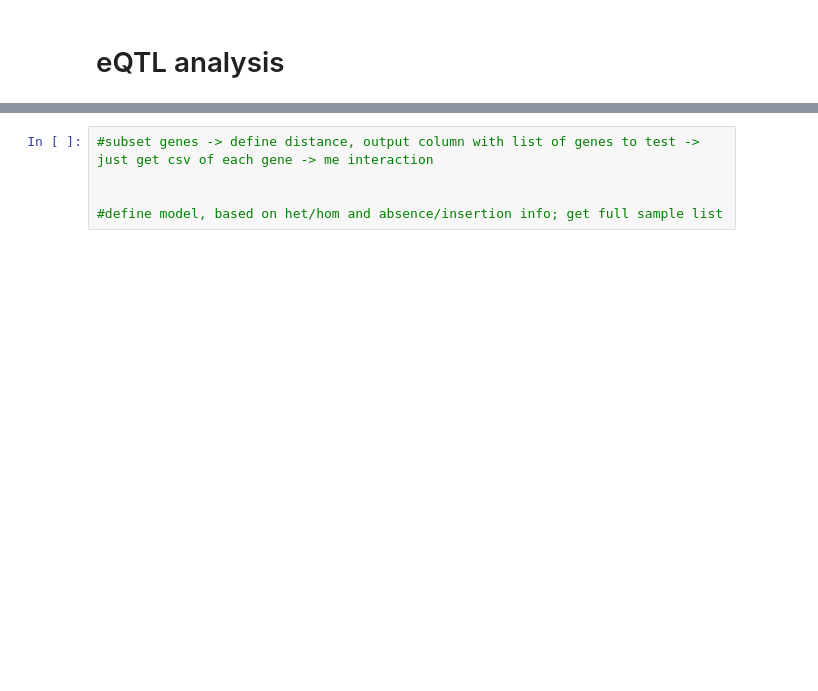
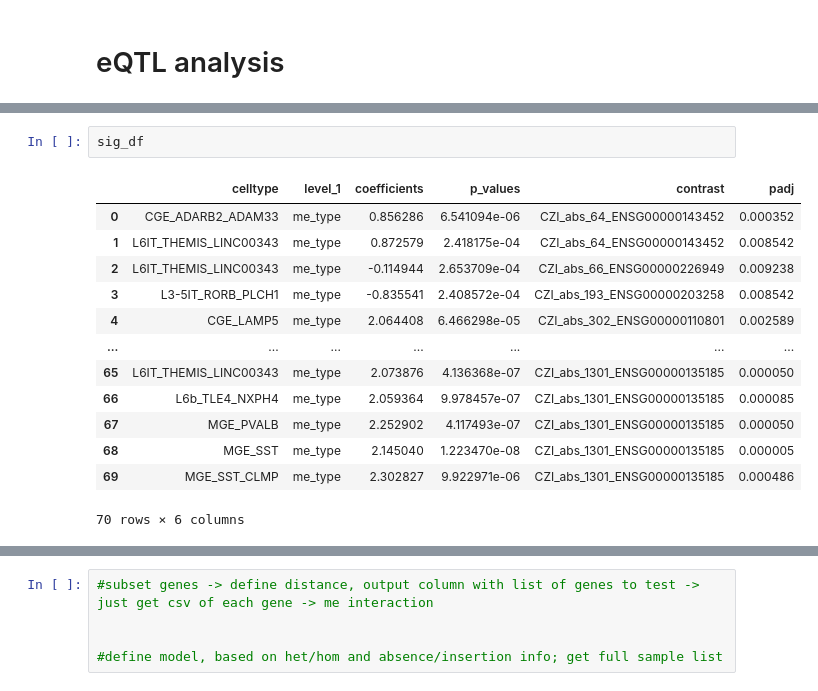
Before and after one commit to dmnburrows/me_polymorphisms, a Jupyter notebook: me_QTL.ipynb, the cells around one changed output, grey strips where cells are left out. Saved outputs shown, nothing was run; the diff lists cells and outputs as text; blank space fills up the shorter version.

```diff
--- a/me_QTL.ipynb
+++ b/me_QTL.ipynb
@@ -163,0 +233,16 @@ samples = cpm['sample'].unique()
+# %%
+sig_df
+# %% [output]
+|  | celltype | level_1 | coefficients | p_values | contrast | padj |
+| 0 | CGE_ADARB2_ADAM33 | me_type | 0.856286 | 6.541094e-06 | CZI_abs_64_ENSG00000143452 | 0.000352 |
+| 1 | L6IT_THEMIS_LINC00343 | me_type | 0.872579 | 2.418175e-04 | CZI_abs_64_ENSG00000143452 | 0.008542 |
+| 2 | L6IT_THEMIS_LINC00343 | me_type | -0.114944 | 2.653709e-04 | CZI_abs_66_ENSG00000226949 | 0.009238 |
+| 3 | L3-5IT_RORB_PLCH1 | me_type | -0.835541 | 2.408572e-04 | CZI_abs_193_ENSG00000203258 | 0.008542 |
+| 4 | CGE_LAMP5 | me_type | 2.064408 | 6.466298e-05 | CZI_abs_302_ENSG00000110801 | 0.002589 |
+| ... | ... | ... | ... | ... | ... | ... |
+| 65 | L6IT_THEMIS_LINC00343 | me_type | 2.073876 | 4.136368e-07 | CZI_abs_1301_ENSG00000135185 | 0.000050 |
+| 66 | L6b_TLE4_NXPH4 | me_type | 2.059364 | 9.978457e-07 | CZI_abs_1301_ENSG00000135185 | 0.000085 |
+| 67 | MGE_PVALB | me_type | 2.252902 | 4.117493e-07 | CZI_abs_1301_ENSG00000135185 | 0.000050 |
+| 68 | MGE_SST | me_type | 2.145040 | 1.223470e-08 | CZI_abs_1301_ENSG00000135185 | 0.000005 |
+| 69 | MGE_SST_CLMP | me_type | 2.302827 | 9.922971e-06 | CZI_abs_1301_ENSG00000135185 | 0.000486 |
+70 rows × 6 columns
```
Also changed, not shown: parts of 34 cells of this notebook, 1 other file.
